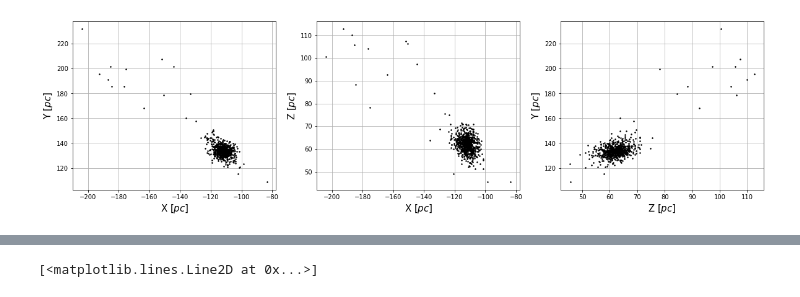
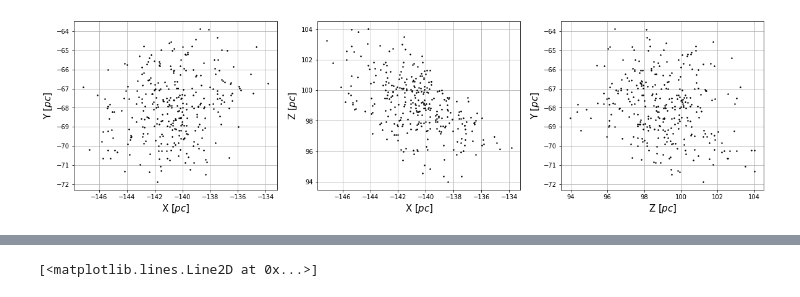
Before and after one commit to stevenalfonso/Parallax-inversion, a Jupyter notebook: ParallaxInversion.ipynb, the cells around one changed output, grey strips where cells are left out. Drawn from its saved outputs; the diff is of its cells as text; code cells hidden in the pictures.

```diff
--- a/ParallaxInversion.ipynb
+++ b/ParallaxInversion.ipynb
@@ -6,6 +9,6 @@ from scipy import integrate
 # %%
-data = pd.read_csv('./Field_data/beehive_PMmodel.csv')
-#data['parallax'] = data['parallax']/1000
+data = pd.read_csv('./Field_data/beehive_dbscan.csv')
+data['parallax'] = data['parallax']/1000
 data['parallax_error'] = data['parallax_error']/1000
 data
 # %% [output]
@@ -25,31 +28,41 @@ data
+# %%
+ra = data['ra'] *u.deg
+dec = data['dec'] *u.deg
+distance = 1/data['parallax'] *u.pc
+
+c = apycoords.SkyCoord(ra=ra,dec=dec,distance=distance,frame='icrs')
+#print("(X,Y,Z) in (kpc,kpc,kpc)")
+#print("\t",c.galactic.cartesian)
+xm = c.galactic.cartesian.x
+ym = c.galactic.cartesian.y
+zm = c.galactic.cartesian.z
 # %%
-xm = (1/data['parallax']) * np.cos(np.radians(data['ra'])) * np.cos(np.radians(data['dec'])) #/1000
-ym = (1/data['parallax']) * np.sin(np.radians(data['ra'])) * np.cos(np.radians(data['dec'])) #/1000
-zm = (1/data['parallax']) * np.sin(np.radians(data['dec'])) #/1000
-
+#xm = (1/data['parallax']) * np.cos(np.radians(data['ra'])) * np.cos(np.radians(data['dec'])) #/1000
+#ym = (1/data['parallax']) * np.sin(np.radians(data['ra'])) * np.cos(np.radians(data['dec'])) #/1000
+#zm = (1/data['parallax']) * np.sin(np.radians(data['dec'])) #/1000
 
 %matplotlib inline
 plt.figure(figsize=(20,5))
 
 plt.subplot(1,3,1)
 plt.plot(xm, ym,color='black',marker='.',linestyle='None',markersize=3,alpha=1)
 plt.xlabel("X $[pc]$", fontsize = 15)
 plt.ylabel("Y $[pc]$", fontsize = 15)#,rotation=0)
 plt.grid()
 
 plt.subplot(1,3,2)
 plt.plot(xm, zm,color='black',marker='.',linestyle='None',markersize=3,alpha=1)
 plt.xlabel("X $[pc]$", fontsize = 15)
 plt.ylabel("Z $[pc]$", fontsize = 15)#,rotation=0)
 plt.grid()
 
 plt.subplot(1,3,3)
 plt.plot(zm, ym,color='black',marker='.',linestyle='None',markersize=3,alpha=1)
 plt.xlabel("Z $[pc]$", fontsize = 15)
 plt.ylabel("Y $[pc]$", fontsize = 15)#,rotation=0)
 plt.grid()
 #plt.savefig('./2d.jpg')
 plt.show()
 # %% [output]
-[figure, old version]
+[figure, new version]
 # %%
```
Also changed, not shown: parts of 12 cells of this notebook.
